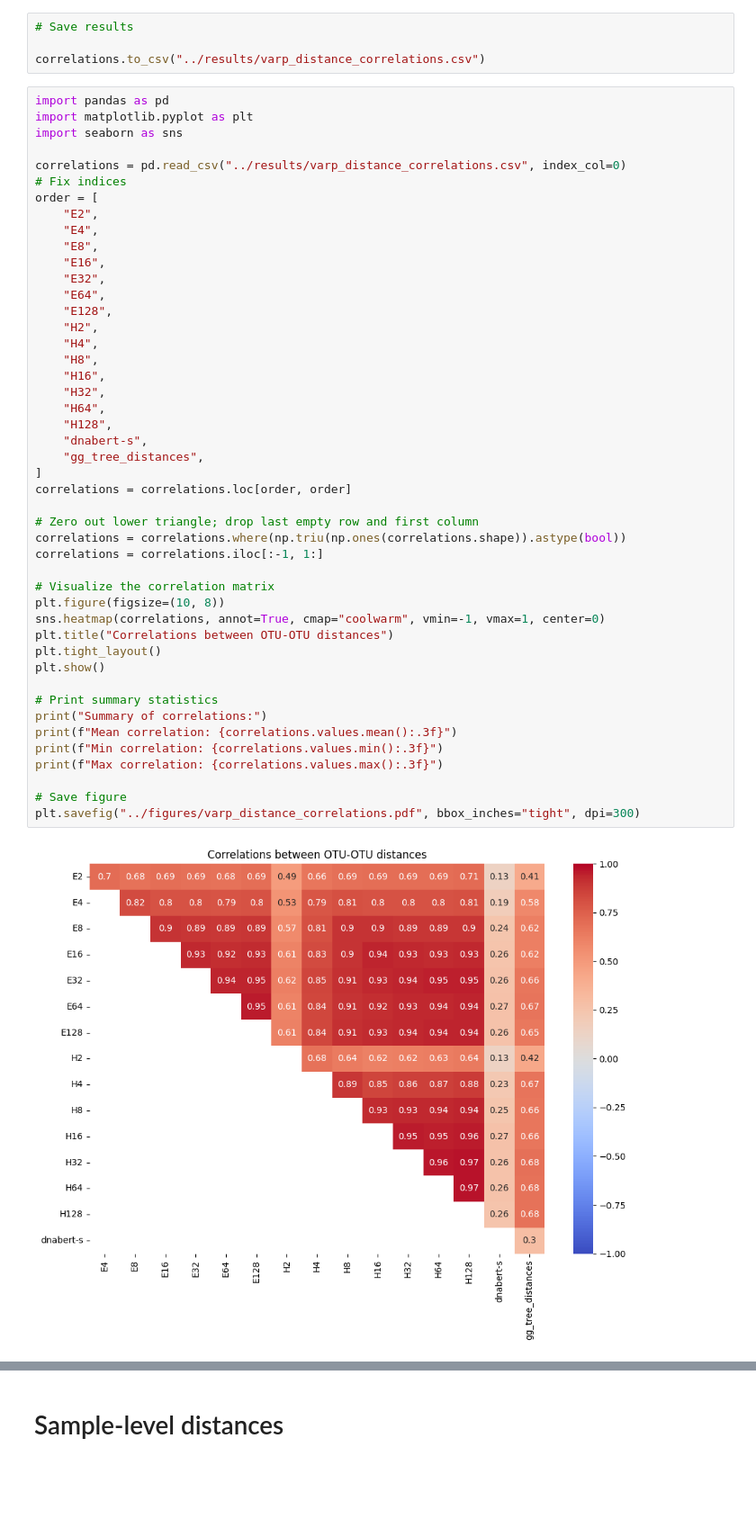
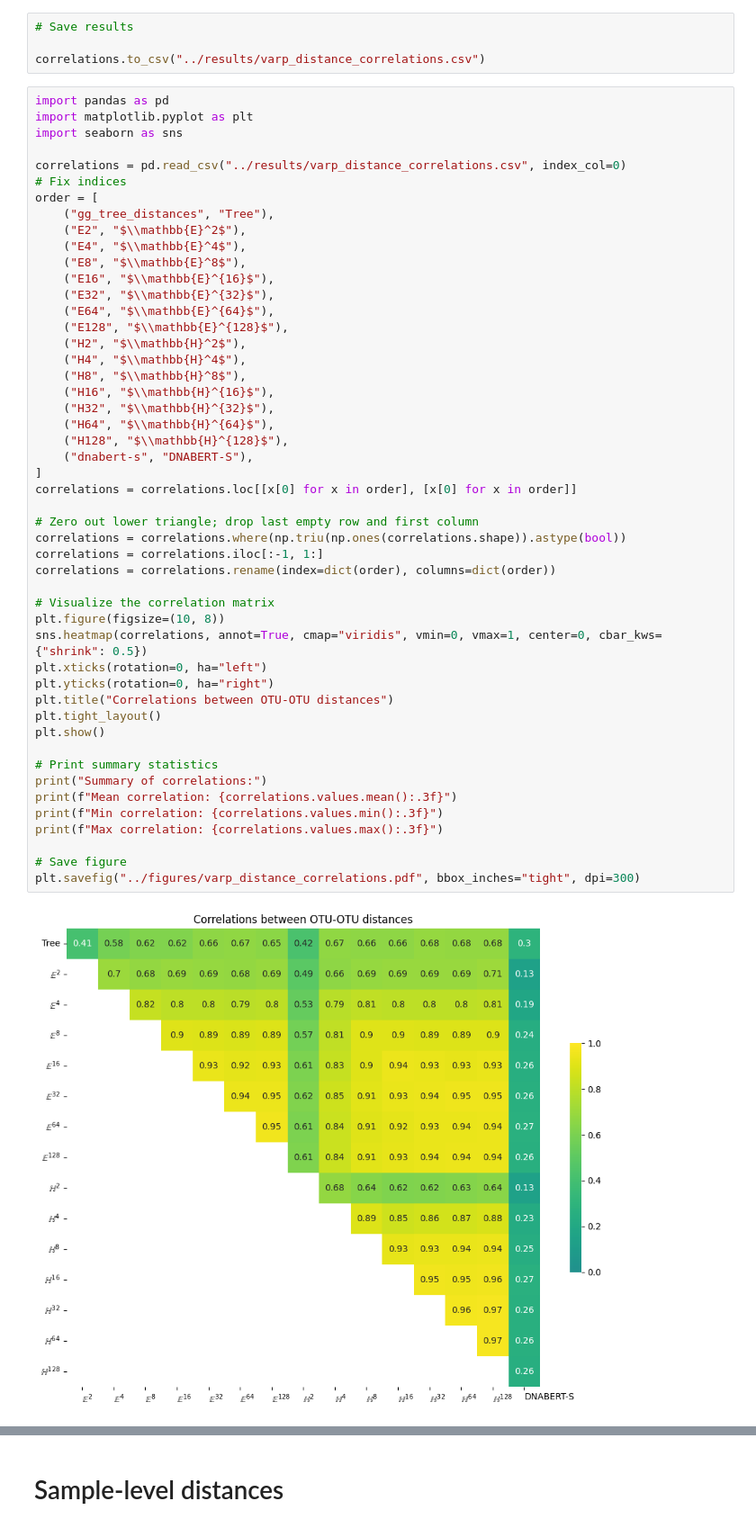
Before and after one commit to pchlenski/mix, a Jupyter notebook: notebooks/2_distances.ipynb, the cells around one changed output, grey strips where cells are left out. Shown at 90% size. Drawn from its saved outputs; the diff is of its cells as text; blank space fills up the shorter version.

Commit message:
Get sample-sample distance correlations

```diff
--- a/notebooks/2_distances.ipynb
+++ b/notebooks/2_distances.ipynb
@@ -59,51 +59,54 @@ correlations.to_csv("../results/varp_distance_correlations.csv")
 # %%
 import pandas as pd
 import matplotlib.pyplot as plt
 import seaborn as sns
 
 correlations = pd.read_csv("../results/varp_distance_correlations.csv", index_col=0)
 # Fix indices
 order = [
-    "E2",
-    "E4",
-    "E8",
-    "E16",
-    "E32",
-    "E64",
-    "E128",
-    "H2",
-    "H4",
-    "H8",
-    "H16",
-    "H32",
-    "H64",
-    "H128",
-    "dnabert-s",
-    "gg_tree_distances",
+    ("gg_tree_distances", "Tree"),
+    ("E2", "$\\mathbb{E}^2$"),
+    ("E4", "$\\mathbb{E}^4$"),
+    ("E8", "$\\mathbb{E}^8$"),
+    ("E16", "$\\mathbb{E}^{16}$"),
+    ("E32", "$\\mathbb{E}^{32}$"),
+    ("E64", "$\\mathbb{E}^{64}$"),
+    ("E128", "$\\mathbb{E}^{128}$"),
+    ("H2", "$\\mathbb{H}^2$"),
+    ("H4", "$\\mathbb{H}^4$"),
+    ("H8", "$\\mathbb{H}^8$"),
+    ("H16", "$\\mathbb{H}^{16}$"),
+    ("H32", "$\\mathbb{H}^{32}$"),
+    ("H64", "$\\mathbb{H}^{64}$"),
+    ("H128", "$\\mathbb{H}^{128}$"),
+    ("dnabert-s", "DNABERT-S"),
 ]
-correlations = correlations.loc[order, order]
+correlations = correlations.loc[[x[0] for x in order], [x[0] for x in order]]
 
 # Zero out lower triangle; drop last empty row and first column
 correlations = correlations.where(np.triu(np.ones(correlations.shape)).astype(bool))
 correlations = correlations.iloc[:-1, 1:]
+correlations = correlations.rename(index=dict(order), columns=dict(order))
 
 # Visualize the correlation matrix
 plt.figure(figsize=(10, 8))
-sns.heatmap(correlations, annot=True, cmap="coolwarm", vmin=-1, vmax=1, center=0)
+sns.heatmap(correlations, annot=True, cmap="viridis", vmin=0, vmax=1, center=0, cbar_kws={"shrink": 0.5})
+plt.xticks(rotation=0, ha="left")
+plt.yticks(rotation=0, ha="right")
 plt.title("Correlations between OTU-OTU distances")
 plt.tight_layout()
 plt.show()
 
 # Print summary statistics
 print("Summary of correlations:")
 print(f"Mean correlation: {correlations.values.mean():.3f}")
 print(f"Min correlation: {correlations.values.min():.3f}")
 print(f"Max correlation: {correlations.values.max():.3f}")
 
 # Save figure
 plt.savefig("../figures/varp_distance_correlations.pdf", bbox_inches="tight", dpi=300)
 # %% [output]
-[figure, old version]
+[figure, new version]
 Summary of correlations:
 Mean correlation: nan
 Min correlation: nan
```
Also changed, not shown: parts of 12 cells of this notebook, 6 other files.
